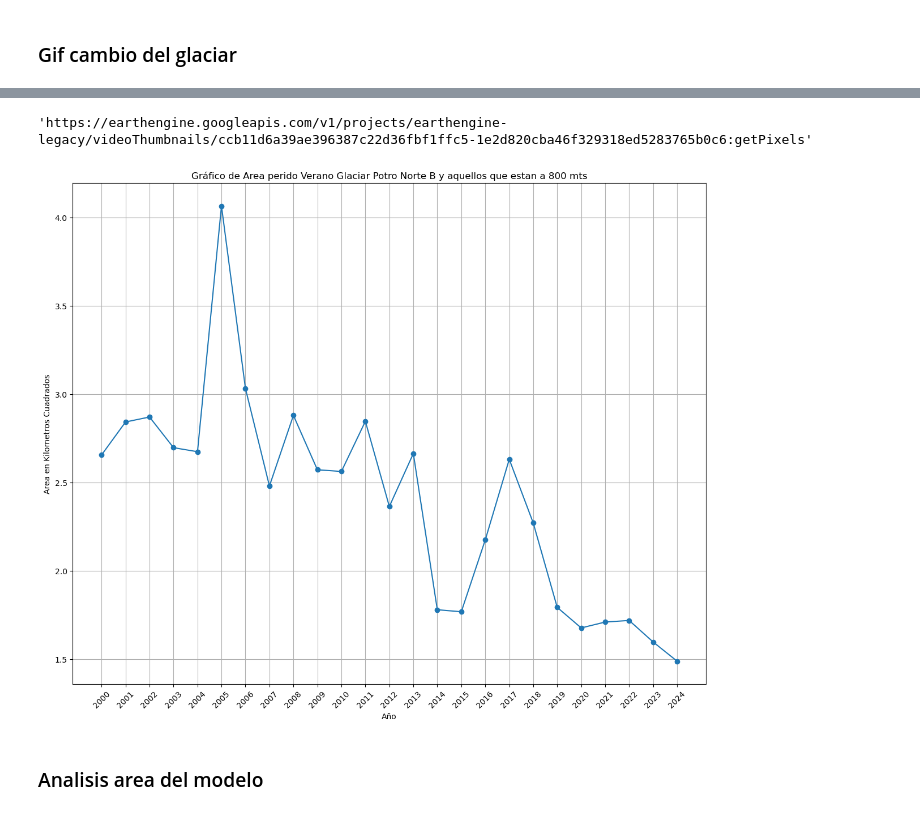
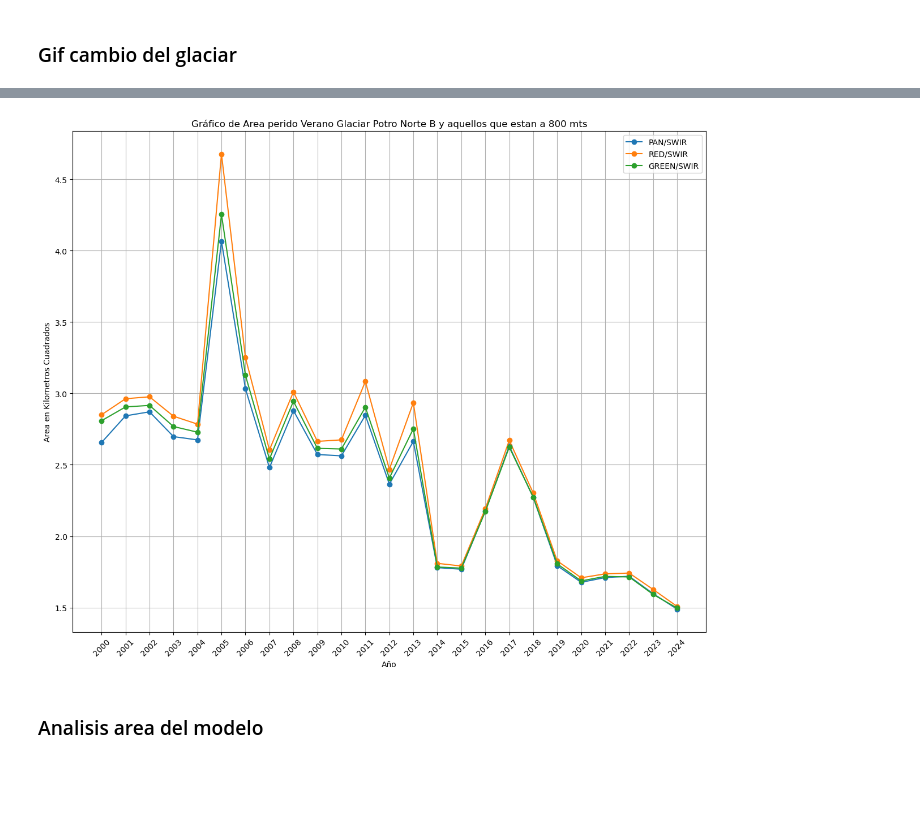
Before and after one commit to Benjaminsantander/Proyecto-GeoEspacial, a Jupyter notebook: Entrega 1/glaciares.ipynb, the cells around one changed output, grey strips where cells are left out. Cells and saved outputs as stored; diff of their text form; code cells hidden in the pictures; blank space fills up the shorter version.

```diff
--- a/Entrega 1/glaciares.ipynb
+++ b/Entrega 1/glaciares.ipynb
@@ -872,4 +694,4 @@ visualization = {
 # %%
 pos = '2'
 # %%
-data_verano = [(f'{a}-12-01', f'{a+1}-03-31') for a in range(2013, 2024)]
+data_verano = [(f'{a}-12-01', f'{a+1}-04-30') for a in range(2013, 2024)]
@@ -1417,16 +1261,35 @@ for pos in range(len(data_verano_l7)):
     pixel_area = ee.Image.pixelArea()
 
     # Multiplicar el área del píxel por la máscara de la imagen para obtener el área de interés
-    masked_area = pixel_area.updateMask(area_glaciar_verano_l7[data_verano_l7[pos][1][:4]][2])
+    masked_area_pan = pixel_area.updateMask(area_glaciar_verano_l7[data_verano_l7[pos][1][:4]][2])
+    masked_area_red = pixel_area.updateMask(area_glaciar_verano_l7[data_verano_l7[pos][1][:4]][3])
+    masked_area_NDSI = pixel_area.updateMask(area_glaciar_verano_l7[data_verano_l7[pos][1][:4]][4])
+
 
     # Reducir la imagen para obtener la suma total del área
-    area_reduction = masked_area.reduceRegion(
+    area_reduction_pan = masked_area_pan.reduceRegion(
         reducer=ee.Reducer.sum(),
         geometry=area_glaciar_verano_l7[data_verano_l7[pos][1][:4]][2].geometry(),
         scale=7.5,  # Tamaño del píxel en la misma unidad que la imagen, en este caso 1x1
         maxPixels=1e10
     )
 
+    area_reduction_red = masked_area_red.reduceRegion(
+        reducer=ee.Reducer.sum(),
+        geometry=area_glaciar_verano_l7[data_verano_l7[pos][1][:4]][3].geometry(),
+        scale=30,  # Tamaño del píxel en la misma unidad que la imagen, en este caso 1x1
+        maxPixels=1e10
+    )
+
+    area_reduction_NDSI = masked_area_NDSI.reduceRegion(
+        reducer=ee.Reducer.sum(),
+        geometry=area_glaciar_verano_l7[data_verano_l7[pos][1][:4]][4].geometry(),
+        scale=30,  # Tamaño del píxel en la misma unidad que la imagen, en este caso 1x1
+        maxPixels=1e10
+    )
+
     # Obtener el área total
-    total_area = area_reduction.getInfo()['area']
-    area_calculado[data_verano_l7[pos][1][:4]] = total_area / 10**6
+    total_area_pan = area_reduction_pan.getInfo()['area']
+    total_area_red = area_reduction_red.getInfo()['area']
+    total_area_NDSI = area_reduction_NDSI.getInfo()['area']
+    area_calculado[data_verano_l7[pos][1][:4]] = [total_area_pan / 10**6, total_area_red / 10**6, total_area_NDSI / 10**6]
@@ -1453,3 +1296,5 @@ area_calculado
 # %% [markdown]
 ### Gif cambio del glaciar
+# %%
+nombres_bandas = ['glacierPAN', 'glacierRED', 'glacierNDSI']
 # %%
@@ -1465,36 +1343,31 @@ gif_glaciar = ee.ImageCollection(images_to_collection)
-# %%
-
-videoArgs = {'dimensions': 768,
-             'region': ee_multipolygon,
-             'framesPerSecond': 1,
-             'bands': 'glacierPAN',
-             'crs': 'EPSG:4326',
-             'min': 0.4,
-             'max': 1,
-             'palette': ['blue', 'white', 'green']}
-gif_glaciar.getVideoThumbURL(videoArgs)
-# %% [output]
-'https://earthengine.googleapis.com/v1/projects/earthengine-legacy/videoThumbnails/ccb11d6a39ae396387c22d36fbf1ffc5-1e2d820cba46f329318ed5283765b0c6:getPixels'
 # %%
-valores_verano = []
+valores_verano_pan = []
+valores_verano_red = []
+valores_verano_NDSI = []
 anios_verano = list(range(2000, 2025))
 for year in range(2000, 2025):
-    valores_verano.append(area_calculado[str(year)])
+    valores_verano_pan.append(area_calculado[str(year)][0])
+    valores_verano_red.append(area_calculado[str(year)][1])
+    valores_verano_NDSI.append(area_calculado[str(year)][2])
 
 fig , ax = plt.subplots(figsize = (12, 10))
-ax.plot(anios_verano, valores_verano, marker='o')
+ax.plot(anios_verano, valores_verano_pan, marker='o', label = 'PAN/SWIR')
+ax.plot(anios_verano, valores_verano_red, marker='o', label = 'RED/SWIR')
+ax.plot(anios_verano, valores_verano_NDSI, marker='o', label = 'GREEN/SWIR')
+
+plt.legend()
 plt.xlabel('Año')
 plt.ylabel('Area en Kilometros Cuadrados')
 plt.title('Gráfico de Area perido Verano Glaciar Potro Norte B y aquellos que estan a 800 mts')
 
 
 plt.grid(True)
 plt.xticks(range(2000, 2025, 1))
 plt.xticks(rotation=45)
 plt.tight_layout()
 plt.show()
 # %% [output]
-[figure, old version]
+[figure, new version]
 # %% [markdown]
 ### Analisis area del modelo
 # %%
```
Also changed, not shown: parts of 105 cells of this notebook.
